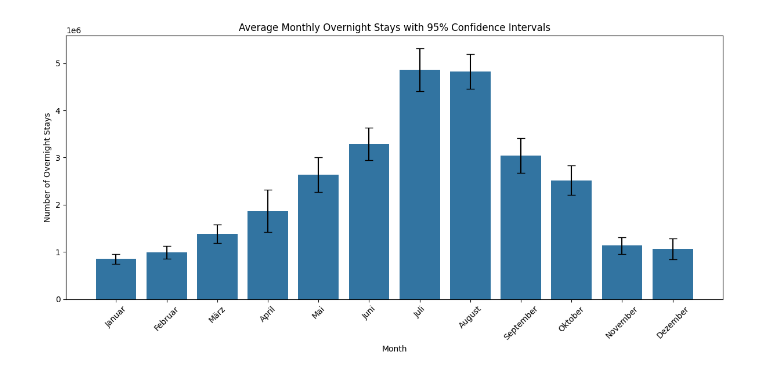
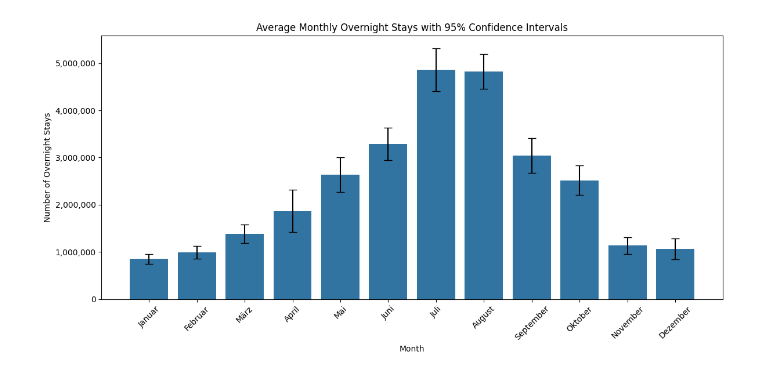
Before and after one commit to ThorstenKreimer/bakery-sales-prediction, a Jupyter notebook: 4_Presentation/graphics_overnight_stays.ipynb, the cells around one changed output. Drawn from its saved outputs; the diff is of its cells as text; code cells hidden in the pictures.

```diff
--- a/4_Presentation/graphics_overnight_stays.ipynb
+++ b/4_Presentation/graphics_overnight_stays.ipynb
@@ -10,31 +10,34 @@ import matplotlib.pyplot as plt
 
 # Define month order in German
 month_order = ['Januar', 'Februar', 'März', 'April', 'Mai', 'Juni',
                'Juli', 'August', 'September', 'Oktober', 'November', 'Dezember']
 
 # Calculate mean and confidence intervals by month
 monthly_stats = df_tourismus.groupby('Monat')['Uebernachtungen'].agg(['mean', 'std']).reset_index()
 monthly_stats['Monat'] = pd.Categorical(monthly_stats['Monat'], categories=month_order, ordered=True)
 monthly_stats = monthly_stats.sort_values('Monat')
 monthly_stats['ci'] = 1.96 * monthly_stats['std'] / np.sqrt(len(df_tourismus['Jahr'].unique()))
 
 # Create the bar plot
 plt.figure(figsize=(12, 6))
 bar_plot = sns.barplot(data=monthly_stats, x='Monat', y='mean')
 
 # Add error bars for confidence intervals
 plt.errorbar(x=range(len(monthly_stats)),
              y=monthly_stats['mean'],
              yerr=monthly_stats['ci'],
              fmt='none',
              color='black',
              capsize=5)
 
+# Change y scale to show numbers directly
+bar_plot.set_yticklabels([f'{int(y):,}' for y in bar_plot.get_yticks()])
+
 plt.title('Average Monthly Overnight Stays with 95% Confidence Intervals')
 plt.xlabel('Month')
 plt.ylabel('Number of Overnight Stays')
 plt.xticks(rotation=45)
 plt.tight_layout()
 plt.show()
 # %% [output]
-[figure, old version]
+[figure, new version]
```
Also changed, not shown: 8 other files.
